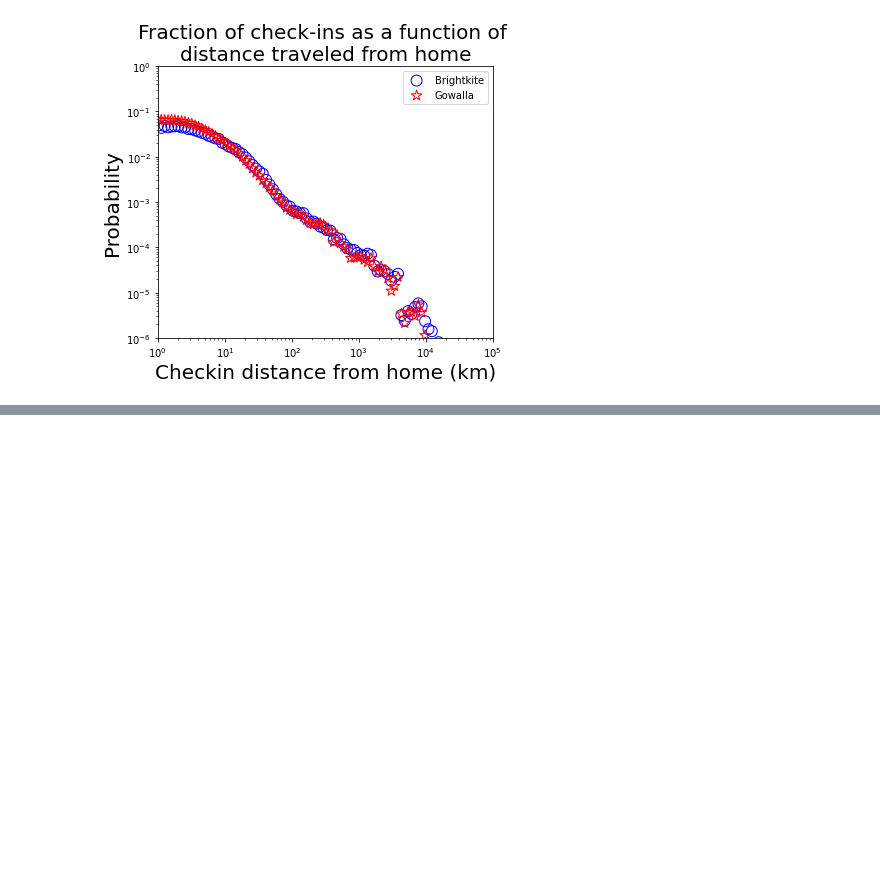
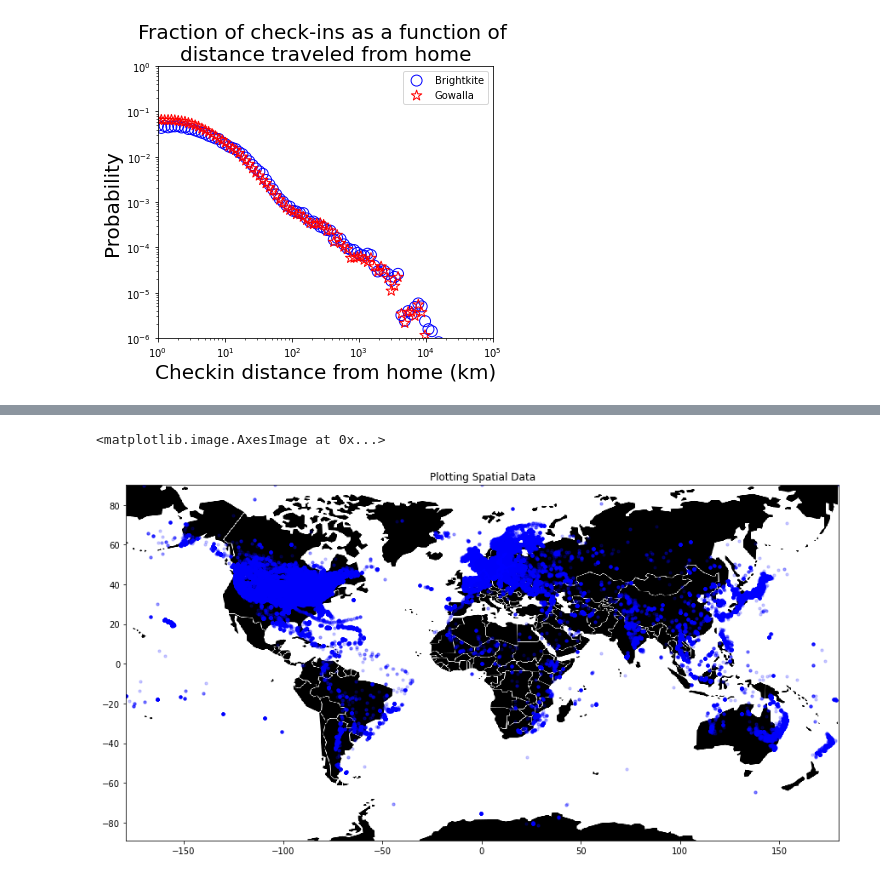
Before and after one commit to epfl-ada/ada-2020-project-milestone-p3-p3_bcd, a Jupyter notebook: Creative extension.ipynb, the cells around one changed output, grey strips where cells are left out. Drawn from its saved outputs; the diff is of its cells as text; code cells hidden in the pictures; blank space fills up the shorter version.

```diff
--- a/Creative extension.ipynb
+++ b/Creative extension.ipynb
@@ -679,0 +682,8 @@ b_temp.to_csv(r'./Data/b_final.txt.gz', compression = 'gzip')
+# %%
+def get_dataframe_txt(name):
+    return pd.read_csv(data_folder + name, compression='gzip', sep=',')
+g_final = get_dataframe_txt('g_final.txt.gz')
+b_final = get_dataframe_txt('b_final.txt.gz')
+# %%
+b_final = b_final.drop(['Unnamed: 0', 'Unnamed: 0.1'], axis = 1)
+g_final = g_final.drop(['Unnamed: 0', 'Unnamed: 0.1'], axis = 1)
@@ -679,0 +736,15 @@ b_temp.to_csv(r'./Data/b_final.txt.gz', compression = 'gzip')
+# %%
+world_map = plt.imread('./Data/world_map.png')
+# %%
+#BBox = (b_final.longitude.min(),b_final.longitude.max(),b_final.latitude.min(), b_final.latitude.max())
+BBox = (-179,180,-89, 90)
+# %%
+fig, ax = plt.subplots(figsize = (15,10))
+ax.scatter(b_final.longitude, b_final.latitude, zorder=1, alpha= 0.2, c='b', s=10)
+ax.set_title('Plotting Spatial Data')
+ax.set_xlim(BBox[0],BBox[1])
+ax.set_ylim(BBox[2],BBox[3])
+ax.imshow(world_map, zorder=0, extent = BBox, aspect= 'equal')
+# %% [output]
+<matplotlib.image.AxesImage at 0x...>
+[figure, added]
```
Also changed, not shown: parts of 9 cells of this notebook.
